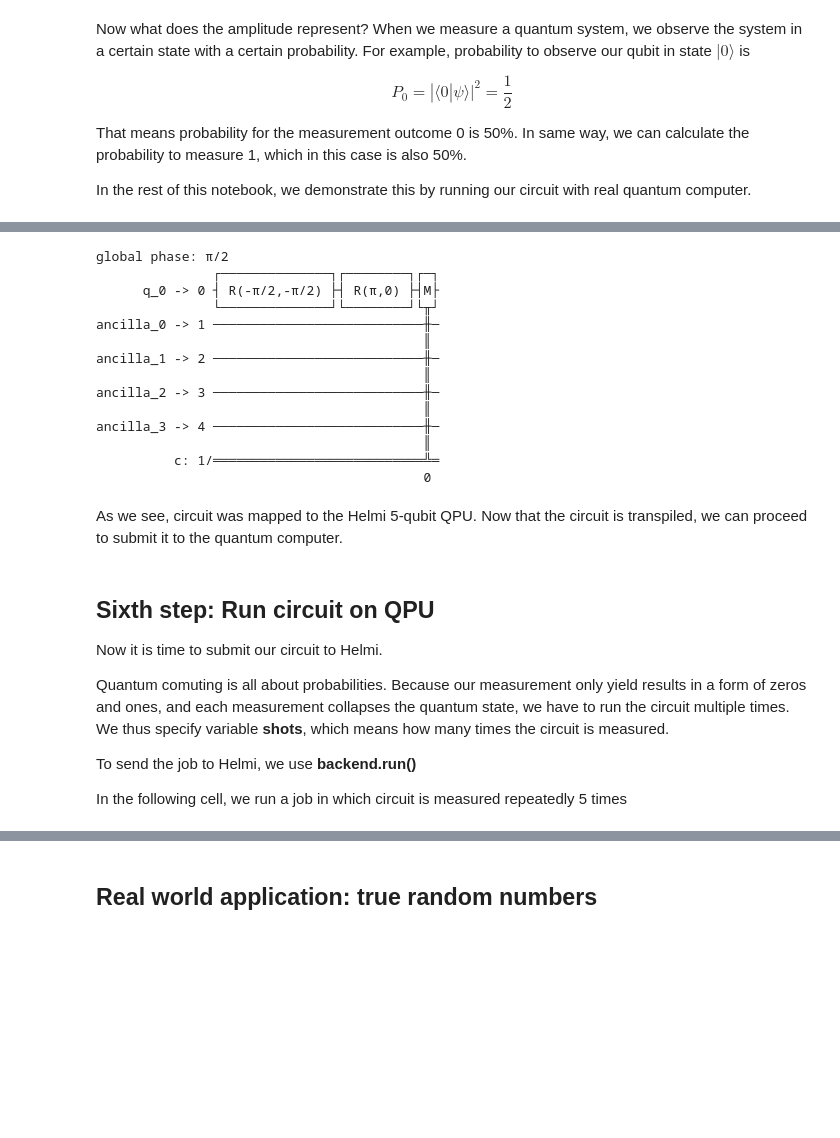
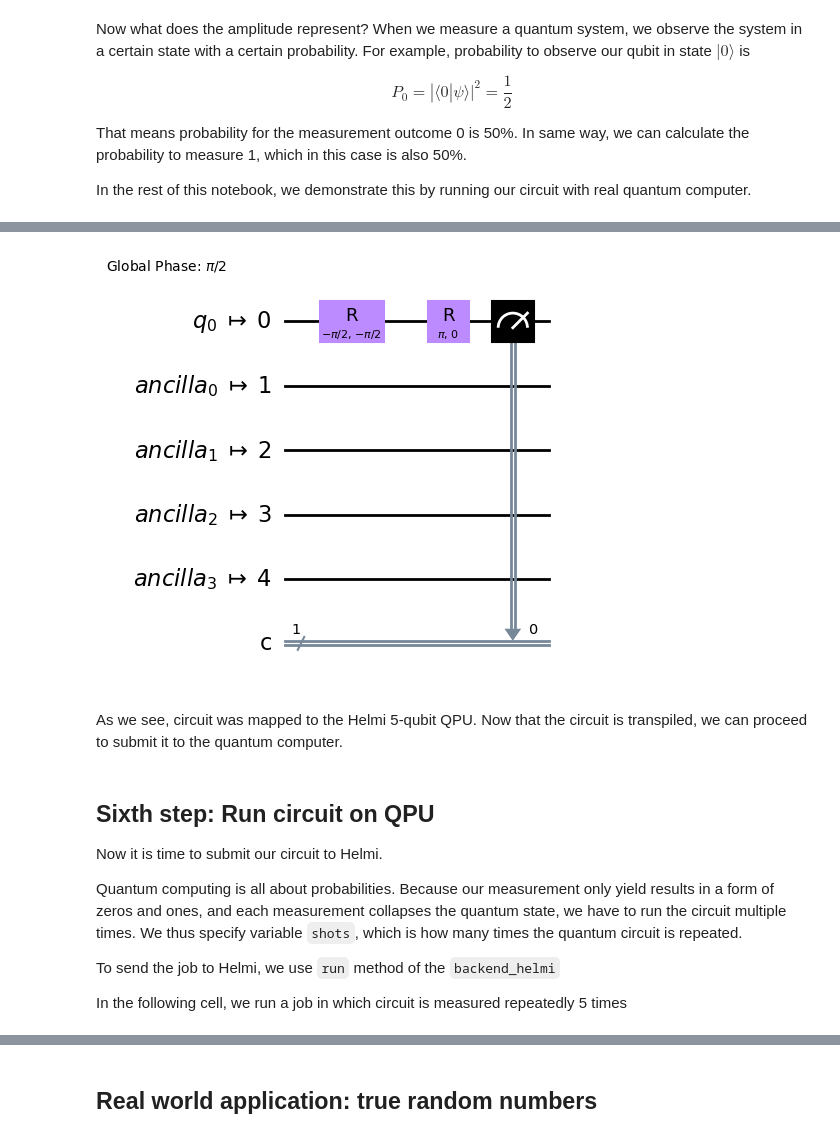
Before and after one commit to FiQCI/fiqci-examples, a Jupyter notebook: Course Material/Introduction to Quantum Computing and FiQCI/00 Superposition and measurement.ipynb, the cells around one changed output, grey strips where cells are left out. Drawn from its saved outputs; the diff is of its cells as text; code cells hidden in the pictures; blank space fills up the shorter version.

```diff
--- a/Course Material/Introduction to Quantum Computing and FiQCI/00 Superposition and measurement.ipynb
+++ b/Course Material/Introduction to Quantum Computing and FiQCI/00 Superposition and measurement.ipynb
@@ -229,22 +228,9 @@ To do this, we use **transpile**:
 Below we transpile our circuit for Helmi
 # %%
 qc_transpiled = transpile(qc_measured, backend_helmi)
-qc_transpiled.draw()
+qc_transpiled.draw('mpl', style='clifford')
 # %% [output]
-global phase: π/2
-               ┌──────────────┐┌────────┐┌─┐
-      q_0 -> 0 ┤ R(-π/2,-π/2) ├┤ R(π,0) ├┤M├
-               └──────────────┘└────────┘└╥┘
-ancilla_0 -> 1 ───────────────────────────╫─
-                                          ║
-ancilla_1 -> 2 ───────────────────────────╫─
-                                          ║
-ancilla_2 -> 3 ───────────────────────────╫─
-                                          ║
-ancilla_3 -> 4 ───────────────────────────╫─
-                                          ║
-          c: 1/═══════════════════════════╩═
-                                          0
+[figure, added]
 # %% [markdown]
 As we see, circuit was mapped to the Helmi 5-qubit QPU. Now that the circuit is transpiled, we can proceed to submit it to the quantum computer.
 # %% [markdown]
@@ -252,10 +238,10 @@ As we see, circuit was mapped to the Helmi 5-qubit QPU. Now that the circuit is
 
 Now it is time to submit our circuit to Helmi.
 
-Quantum comuting is all about probabilities. Because our measurement only yield results in a form of zeros and ones, and each measurement collapses the quantum state, we have to run the circuit multiple times.
-We thus specify variable **shots**, which means how many times the circuit is measured.
+Quantum computing is all about probabilities. Because our measurement only yield results in a form of zeros and ones, and each measurement collapses the quantum state, we have to run the circuit multiple times.
+We thus specify variable `shots`, which is how many times the quantum circuit is repeated.
 
-To send the job to Helmi, we use **backend.run()**
+To send the job to Helmi, we use `run` method of the `backend_helmi`
 
 In the following cell, we run a job in which circuit is measured repeatedly 5 times
 # %%
```
Also changed, not shown: parts of 23 cells of this notebook, 4 other files.
